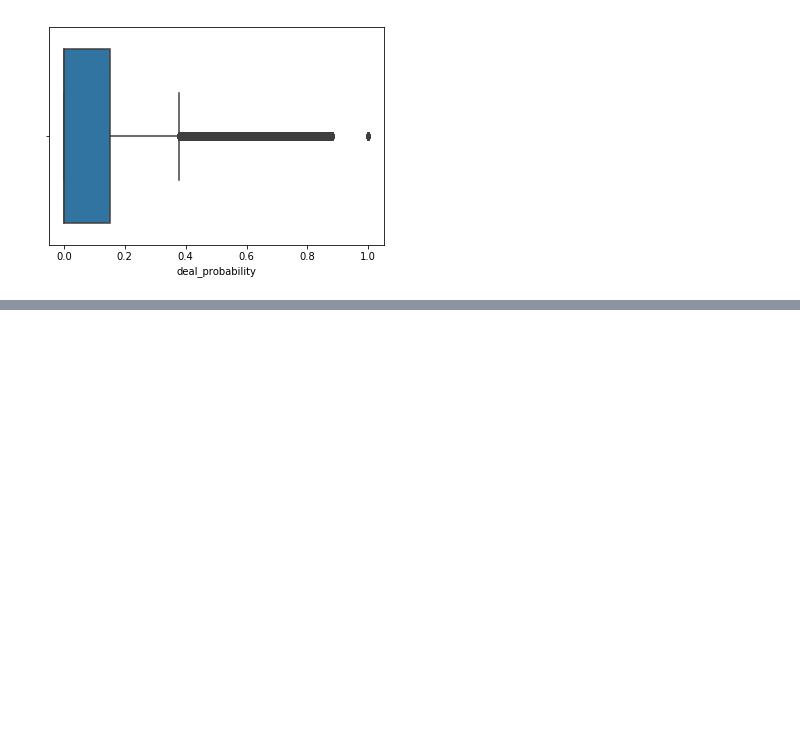
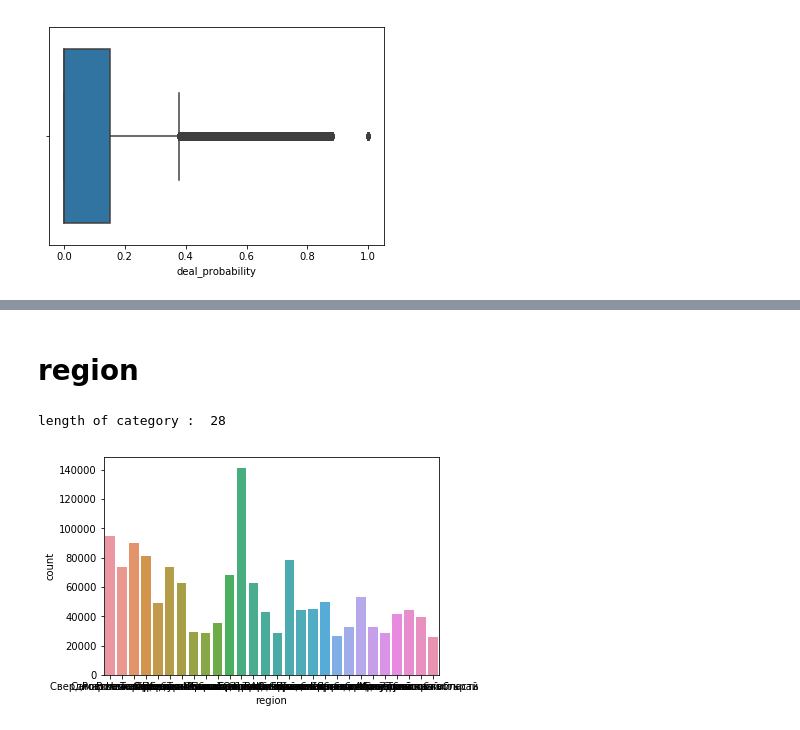
Before and after one commit to jungi21cc/avito_demand, a Jupyter notebook: Avito_Demand_V.1.0.ipynb, the cells around one changed output, grey strips where cells are left out. Cells and saved outputs as stored; diff of their text form; code cells hidden in the pictures; blank space fills up the shorter version.

```diff
--- a/Avito_Demand_V.1.0.ipynb
+++ b/Avito_Demand_V.1.0.ipynb
@@ -154,0 +172,9 @@ len(target[target == 1])
+# %% [markdown]
+# region
+# %%
+print('length of category : ', len(df_train.region.value_counts()))
+ax = sns.countplot(x=df_train.region, data=df_train)
+plt.show()
+# %% [output]
+length of category :  28
+[figure, added]
```
Also changed, not shown: parts of 26 cells of this notebook.
